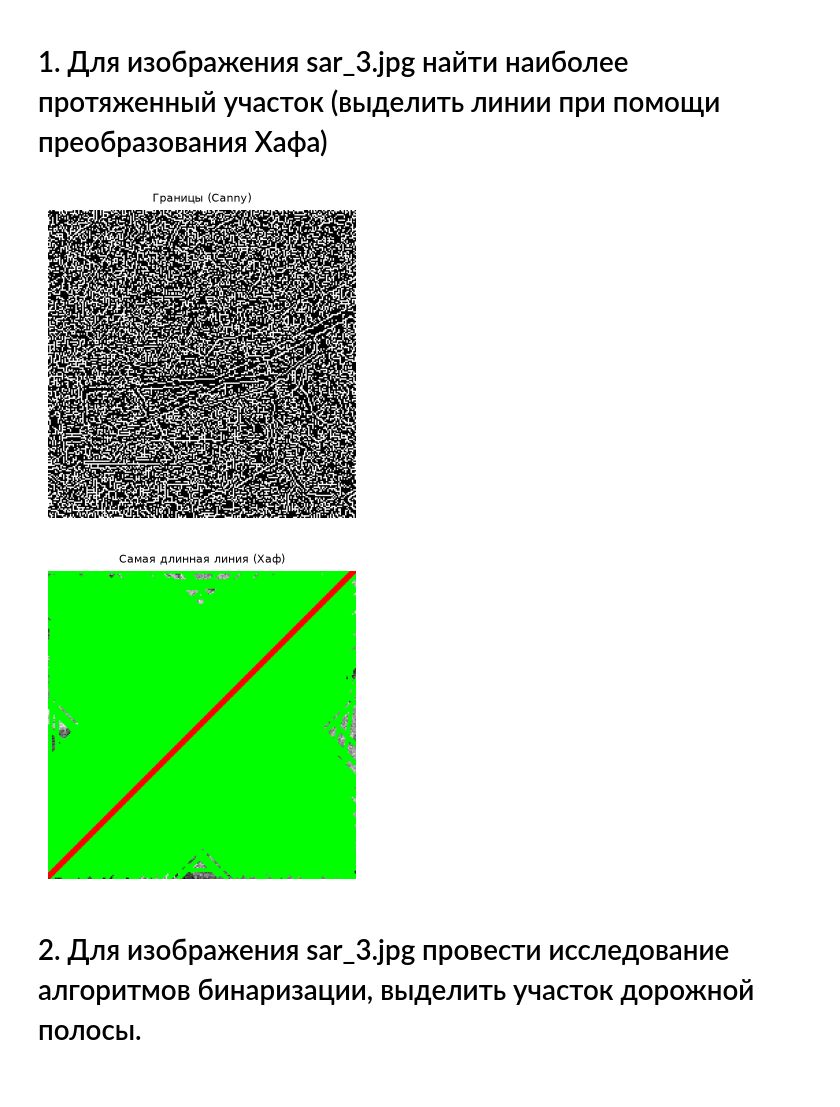
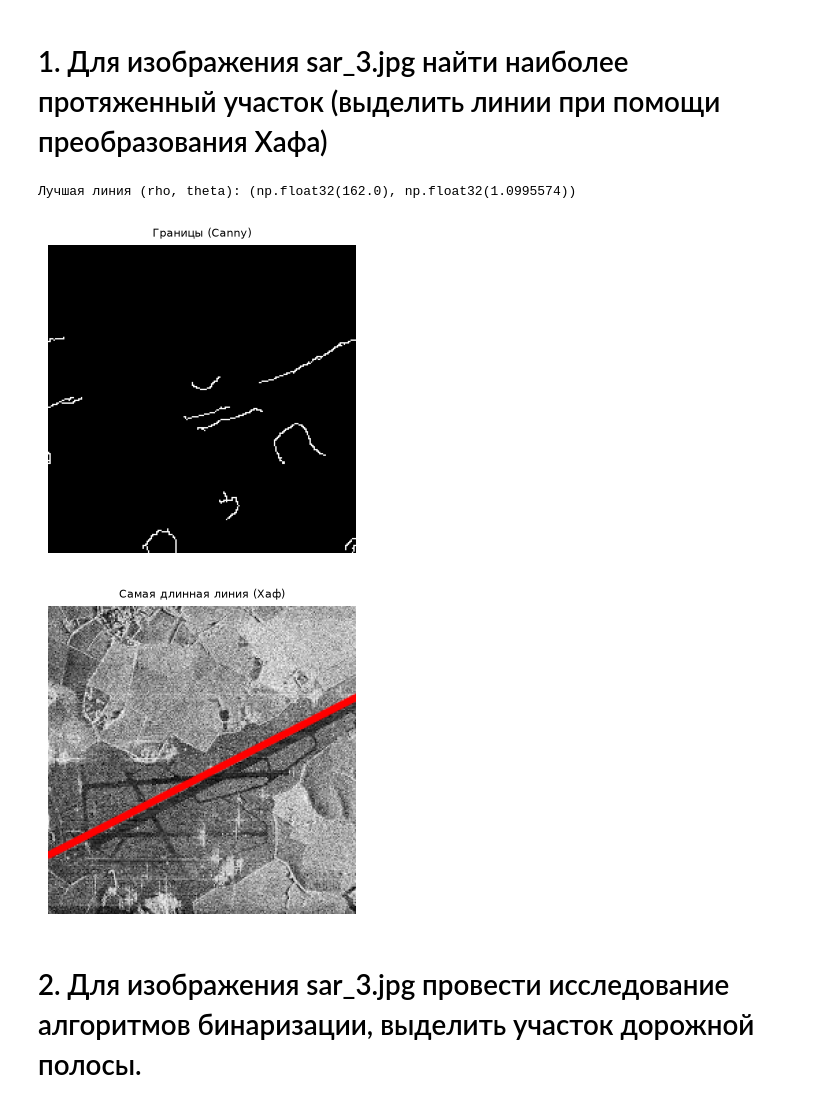
Before and after one commit to minusminusS/ImageProcessing, a Jupyter notebook: Lab3/lab3.ipynb, the cells around one changed output. Drawn from its saved outputs; the diff is of its cells as text; code cells hidden in the pictures.

```diff
--- a/Lab3/lab3.ipynb
+++ b/Lab3/lab3.ipynb
@@ -17,58 +17,74 @@ image_gray = cv2.cvtColor(image, cv2.COLOR_BGR2GRAY)
 
 # 1. Для изображения sar_3.jpg найти наиболее протяженный участок (выделить линии при помощи преобразования Хафа)
 # %%
+# Убираем шум (SAR изображение шумное)
+image_gray_no_noise = cv2.medianBlur(image_gray, 13)
+
 # Детектор границ
-edges = cv2.Canny(image_gray, 50, 150)
+edges = cv2.Canny(image_gray_no_noise, 50, 150, apertureSize=3)
 
 plt.figure(figsize=(5, 4))
 plt.title("Границы (Canny)", fontsize=8)
 plt.imshow(edges, cmap='gray')
 plt.xticks([])
 plt.yticks([])
 plt.axis('off')
 save_fig("Canny.png")
 
-# Преобразование Хафа (отрезки)
-lines = cv2.HoughLinesP(
-    edges,
-    rho=1,
-    theta=np.pi / 180,
-    threshold=50,
-    minLineLength=40,
-    maxLineGap=20
-)
+# Классическое преобразование Хафа (rho, theta)
+lines = cv2.HoughLines(edges, 1, np.pi / 180, 47)
 
-line_img = image.copy()
+# Копия изображения для рисования
+line_img = cv2.cvtColor(image_gray, cv2.COLOR_GRAY2BGR)
 
-longest = None
-max_len = 0
+# Все точки границ
+ys, xs = np.where(edges > 0)
 
-# Поиск самой длинной линии
-for line in lines:
-    x1, y1, x2, y2 = np.array(line).reshape(4)
-    length = np.sqrt((x2 - x1) ** 2 + (y2 - y1) ** 2)
-    if length > max_len:
-        max_len = length
-        longest = (x1, y1, x2, y2)
+best = None
+mx = 0
 
-for line in lines:
-    x1, y1, x2, y2 = np.array(line).reshape(4)
-    cv2.line(line_img, (x1, y1), (x2, y2), (0, 255, 0), 2)
+# Поиск линии, на которой лежит больше всего точек Canny
+if lines is not None:
+    for i in range(len(lines)):
+        rho = lines[i][0][0]
+        theta = lines[i][0][1]
 
-if longest is not None:
-    x1, y1, x2, y2 = longest
-    cv2.line(line_img, (x1, y1), (x2, y2), (0, 0, 255), 3)
+        cnt = 0
+        for j in range(len(xs)):
+            d = abs(xs[j] * math.cos(theta) + ys[j] * math.sin(theta) - rho)
+            if d < 1.0:
+                cnt += 1
+
+        if cnt > mx:
+            mx = cnt
+            best = (rho, theta)
+
+print("Лучшая линия (rho, theta):", best)
+
+# Рисуем лучшую линию красным
+if best is not None:
+    rho, theta = best
+    a = math.cos(theta)
+    b = math.sin(theta)
+    x0 = a * rho
+    y0 = b * rho
+
+    pt1 = (int(x0 + 300 * (-b)), int(y0 + 300 * (a)))
+    pt2 = (int(x0 - 300 * (-b)), int(y0 - 300 * (a)))
+
+    cv2.line(line_img, pt1, pt2, (0, 0, 255), 3, cv2.LINE_AA)
 
 plt.figure(figsize=(5, 4))
 plt.title("Самая длинная линия (Хаф)", fontsize=8)
 plt.imshow(cv2.cvtColor(line_img, cv2.COLOR_BGR2RGB))
 plt.xticks([])
 plt.yticks([])
 plt.axis('off')
 save_fig("LongestLine.png")
 # %% [output]
+Лучшая линия (rho, theta): (np.float32(162.0), np.float32(1.0995574))
-[figure, old version]
+[figure, new version]
-[figure, old version]
+[figure, new version]
 # %% [markdown]
 
 # 2. Для изображения sar_3.jpg провести исследование алгоритмов бинаризации, выделить участок дорожной полосы.
```
Also changed, not shown: 2 other files.
